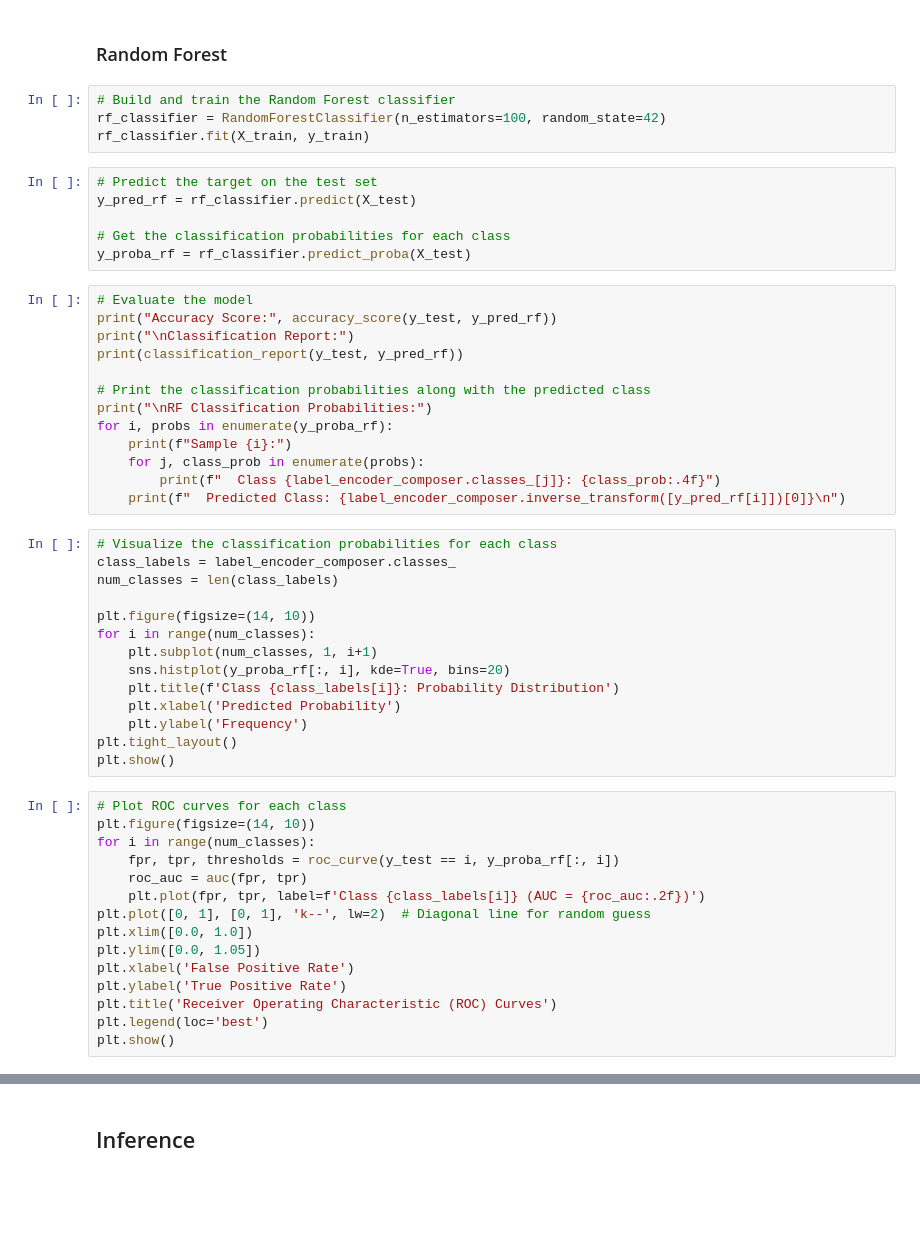
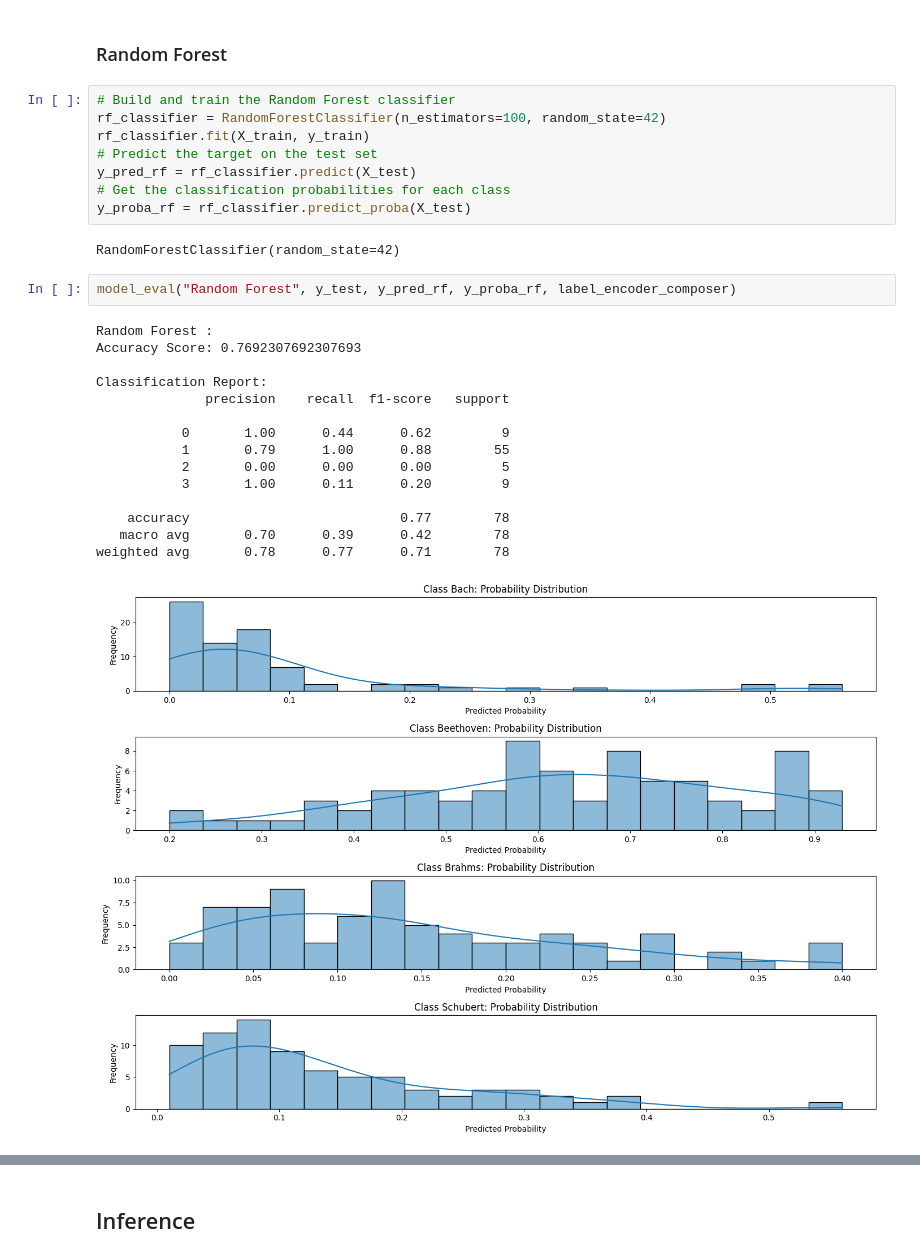
Before and after one commit to dBartMasters/sfl-challenge, a Jupyter notebook: explore_nb_mido.ipynb, the cells around one changed output, grey strips where cells are left out. Saved outputs shown, nothing was run; the diff lists cells and outputs as text; blank space fills up the shorter version.

```diff
--- a/explore_nb_mido.ipynb
+++ b/explore_nb_mido.ipynb
@@ -212,51 +323,27 @@ plt.show()
 # Build and train the Random Forest classifier
 rf_classifier = RandomForestClassifier(n_estimators=100, random_state=42)
 rf_classifier.fit(X_train, y_train)
+# Predict the target on the test set
+y_pred_rf = rf_classifier.predict(X_test)
+# Get the classification probabilities for each class
+y_proba_rf = rf_classifier.predict_proba(X_test)
+# %% [output]
+RandomForestClassifier(random_state=42)
-# %%
-# Predict the target on the test set
-y_pred_rf = rf_classifier.predict(X_test)
-
-# Get the classification probabilities for each class
-y_proba_rf = rf_classifier.predict_proba(X_test)
-# %%
-# Evaluate the model
-print("Accuracy Score:", accuracy_score(y_test, y_pred_rf))
-print("\nClassification Report:")
-print(classification_report(y_test, y_pred_rf))
-
-# Print the classification probabilities along with the predicted class
-print("\nRF Classification Probabilities:")
-for i, probs in enumerate(y_proba_rf):
-    print(f"Sample {i}:")
-    for j, class_prob in enumerate(probs):
-        print(f"  Class {label_encoder_composer.classes_[j]}: {class_prob:.4f}")
-    print(f"  Predicted Class: {label_encoder_composer.inverse_transform([y_pred_rf[i]])[0]}\n")
-# %%
-# Visualize the classification probabilities for each class
-class_labels = label_encoder_composer.classes_
-num_classes = len(class_labels)
-
-plt.figure(figsize=(14, 10))
-for i in range(num_classes):
-    plt.subplot(num_classes, 1, i+1)
-    sns.histplot(y_proba_rf[:, i], kde=True, bins=20)
-    plt.title(f'Class {class_labels[i]}: Probability Distribution')
-    plt.xlabel('Predicted Probability')
-    plt.ylabel('Frequency')
-plt.tight_layout()
-plt.show()
-# %%
-# Plot ROC curves for each class
-plt.figure(figsize=(14, 10))
-for i in range(num_classes):
-    fpr, tpr, thresholds = roc_curve(y_test == i, y_proba_rf[:, i])
-    roc_auc = auc(fpr, tpr)
-    plt.plot(fpr, tpr, label=f'Class {class_labels[i]} (AUC = {roc_auc:.2f})')
-plt.plot([0, 1], [0, 1], 'k--', lw=2)  # Diagonal line for random guess
-plt.xlim([0.0, 1.0])
-plt.ylim([0.0, 1.05])
-plt.xlabel('False Positive Rate')
-plt.ylabel('True Positive Rate')
-plt.title('Receiver Operating Characteristic (ROC) Curves')
-plt.legend(loc='best')
-plt.show()
+# %%
+model_eval("Random Forest", y_test, y_pred_rf, y_proba_rf, label_encoder_composer)
+# %% [output]
+Random Forest :
+Accuracy Score: 0.7692307692307693
+
+Classification Report:
+              precision    recall  f1-score   support
+
+           0       1.00      0.44      0.62         9
+           1       0.79      1.00      0.88        55
+           2       0.00      0.00      0.00         5
+           3       1.00      0.11      0.20         9
+
+    accuracy                           0.77        78
+   macro avg       0.70      0.39      0.42        78
+weighted avg       0.78      0.77      0.71        78
+[figure, added]
```
Also changed, not shown: parts of 30 cells of this notebook, 1 other file.
